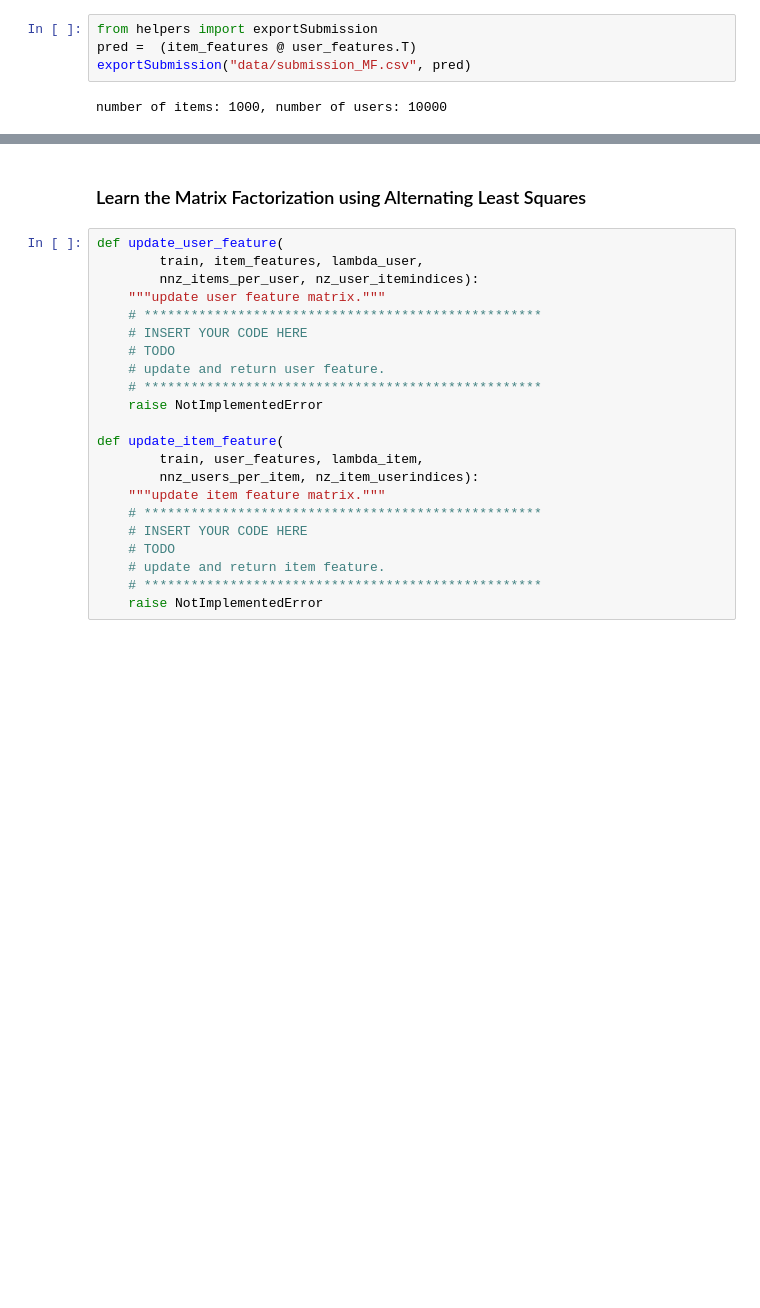
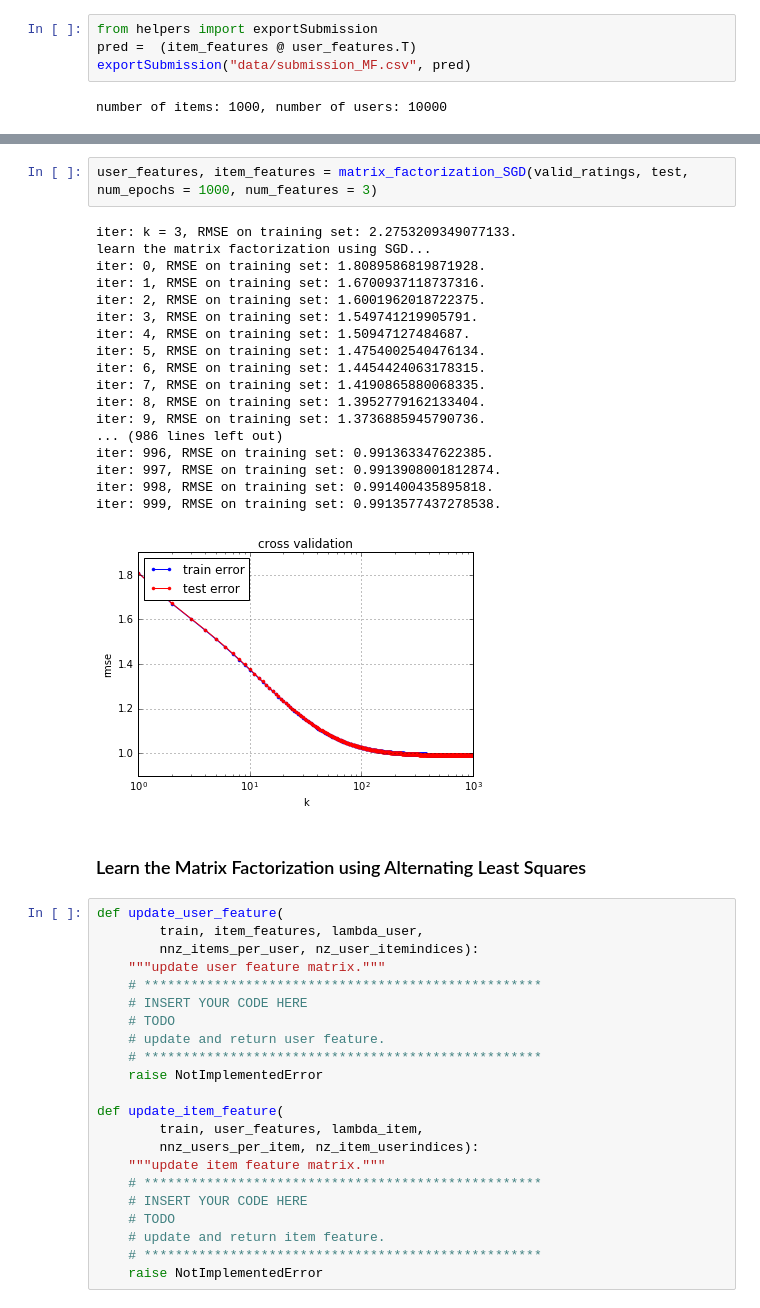
Before and after one commit to mthambipillai/recommender_system, a Jupyter notebook: Notebook/ex10.ipynb, the cells around one changed output, grey strips where cells are left out. Drawn from its saved outputs; the diff is of its cells as text; blank space fills up the shorter version.

```diff
--- a/Notebook/ex10.ipynb
+++ b/Notebook/ex10.ipynb
@@ -169,3 +211,24 @@ print(errors)
+# %%
+user_features, item_features = matrix_factorization_SGD(valid_ratings, test, num_epochs = 1000, num_features = 3)
+# %% [output]
+iter: k = 3, RMSE on training set: 2.2753209349077133.
+learn the matrix factorization using SGD...
+iter: 0, RMSE on training set: 1.8089586819871928.
+iter: 1, RMSE on training set: 1.6700937118737316.
+iter: 2, RMSE on training set: 1.6001962018722375.
+iter: 3, RMSE on training set: 1.549741219905791.
+iter: 4, RMSE on training set: 1.50947127484687.
+iter: 5, RMSE on training set: 1.4754002540476134.
+iter: 6, RMSE on training set: 1.4454424063178315.
+iter: 7, RMSE on training set: 1.4190865880068335.
+iter: 8, RMSE on training set: 1.3952779162133404.
+iter: 9, RMSE on training set: 1.3736885945790736.
+... (986 lines left out)
+iter: 996, RMSE on training set: 0.991363347622385.
+iter: 997, RMSE on training set: 0.9913908001812874.
+iter: 998, RMSE on training set: 0.991400435895818.
+iter: 999, RMSE on training set: 0.9913577437278538.
+[figure, added]
 # %% [markdown]
 ### Learn the Matrix Factorization using Alternating Least Squares
 # %%
```
Also changed, not shown: parts of 11 cells of this notebook, 24 other files.
